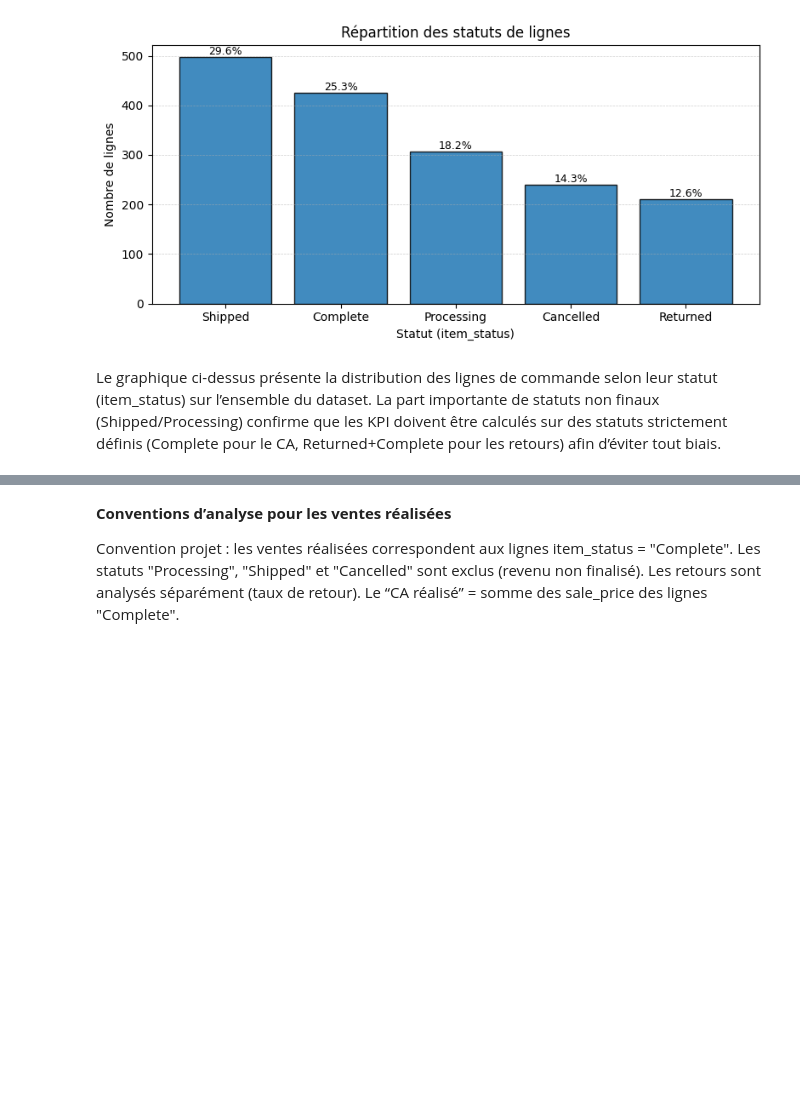
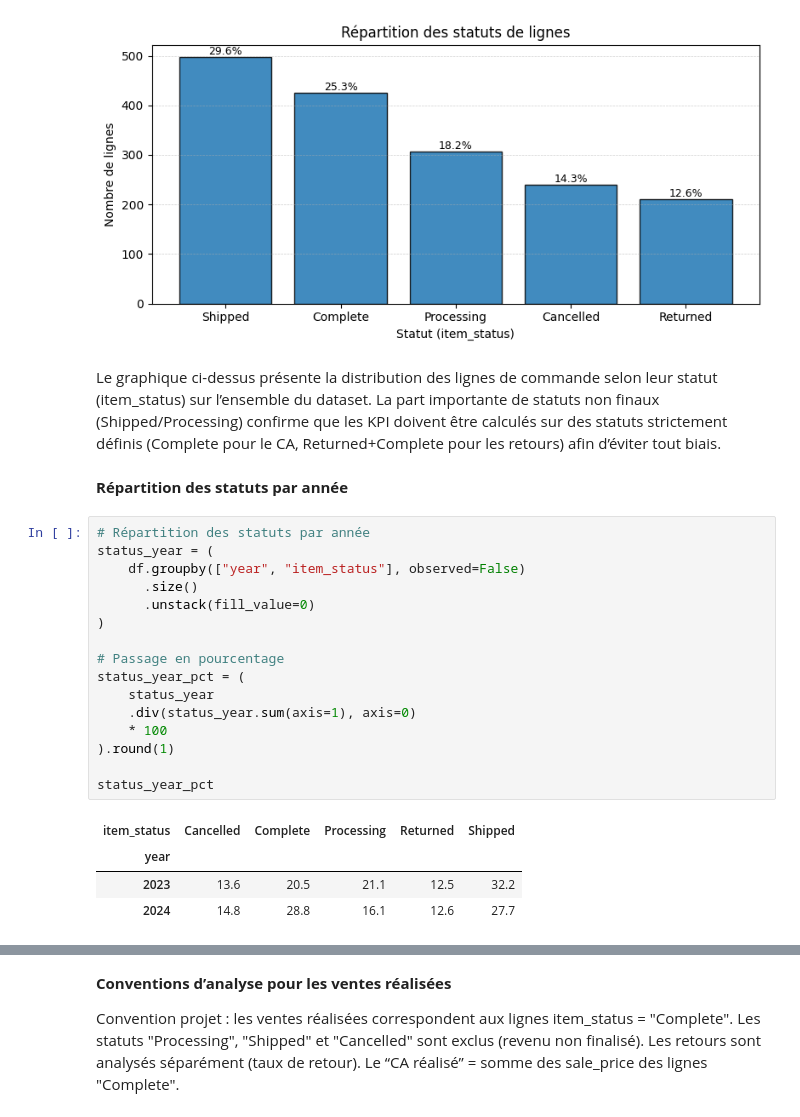
Before and after one commit to Ju3465/Analyse-e-commerce-2023-vs-2024-thelook_ecommerce, a Jupyter notebook: notebooks/eda_thelook_fr_women_2023_2024.ipynb, the cells around one changed output, grey strips where cells are left out. Cells and saved outputs as stored; diff of their text form; blank space fills up the shorter version.

```diff
--- a/notebooks/eda_thelook_fr_women_2023_2024.ipynb
+++ b/notebooks/eda_thelook_fr_women_2023_2024.ipynb
@@ -437,5 +443,28 @@ plt.tight_layout()
 plt.show()
 # %% [output]
 [figure]
-# %% [markdown]
-Le graphique ci-dessus présente la distribution des lignes de commande selon leur statut (item_status) sur l’ensemble du dataset. La part importante de statuts non finaux (Shipped/Processing) confirme que les KPI doivent être calculés sur des statuts strictement définis (Complete pour le CA, Returned+Complete pour les retours) afin d’éviter tout biais.
+# %% [markdown]
+Le graphique ci-dessus présente la distribution des lignes de commande selon leur statut (item_status) sur l’ensemble du dataset. La part importante de statuts non finaux (Shipped/Processing) confirme que les KPI doivent être calculés sur des statuts strictement définis (Complete pour le CA, Returned+Complete pour les retours) afin d’éviter tout biais.
+# %% [markdown]
+**Répartition des statuts par année**
+# %%
+# Répartition des statuts par année
+status_year = (
+    df.groupby(["year", "item_status"], observed=False)
+      .size()
+      .unstack(fill_value=0)
+)
+
+# Passage en pourcentage
+status_year_pct = (
+    status_year
+    .div(status_year.sum(axis=1), axis=0)
+    * 100
+).round(1)
+
+status_year_pct
+# %% [output]
+| item_status | Cancelled | Complete | Processing | Returned | Shipped |
+| year |  |  |  |  |  |
+| 2023 | 13.6 | 20.5 | 21.1 | 12.5 | 32.2 |
+| 2024 | 14.8 | 28.8 | 16.1 | 12.6 | 27.7 |
```
Also changed, not shown: parts of 9 cells of this notebook.
